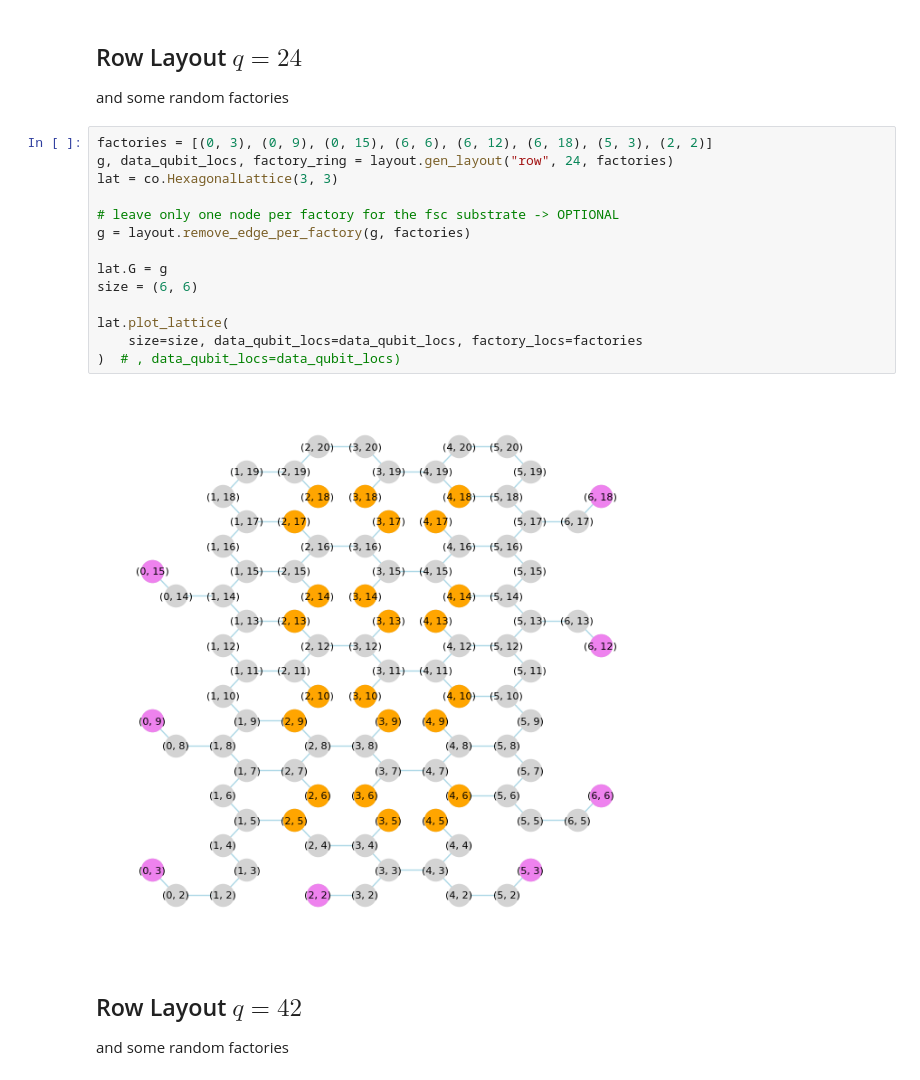
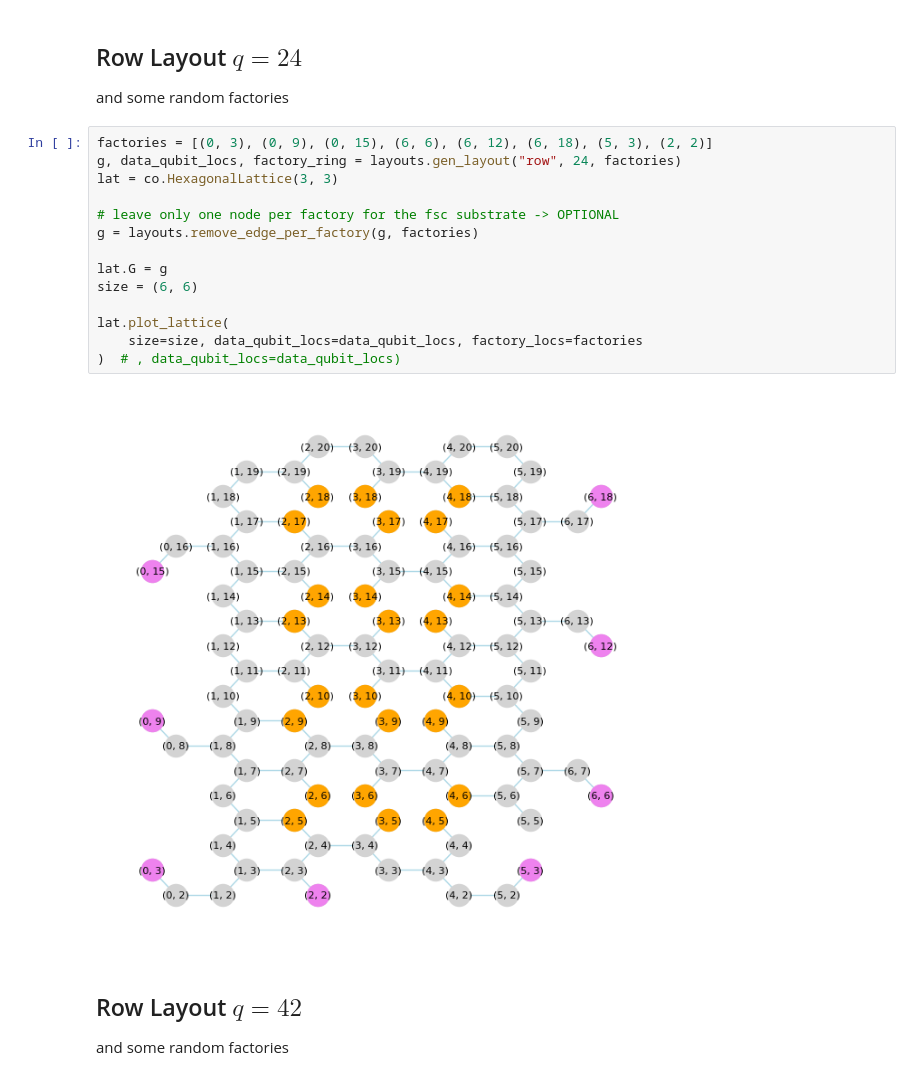
Before and after one commit to munich-quantum-toolkit/qecc, a Jupyter notebook: scripts/co3/construct_layouts.ipynb, the cells around one changed output. Cells and saved outputs as stored; diff of their text form.

```diff
--- a/scripts/co3/construct_layouts.ipynb
+++ b/scripts/co3/construct_layouts.ipynb
@@ -79,20 +79,20 @@ lat.plot_lattice(
 and some random factories
 # %%
 factories = [(0, 3), (0, 9), (0, 15), (6, 6), (6, 12), (6, 18), (5, 3), (2, 2)]
-g, data_qubit_locs, factory_ring = layout.gen_layout("row", 24, factories)
+g, data_qubit_locs, factory_ring = layouts.gen_layout("row", 24, factories)
 lat = co.HexagonalLattice(3, 3)
 
 # leave only one node per factory for the fsc substrate -> OPTIONAL
-g = layout.remove_edge_per_factory(g, factories)
+g = layouts.remove_edge_per_factory(g, factories)
 
 lat.G = g
 size = (6, 6)
 
 lat.plot_lattice(
     size=size, data_qubit_locs=data_qubit_locs, factory_locs=factories
 )  # , data_qubit_locs=data_qubit_locs)
 # %% [output]
-[figure, old version]
+[figure, new version]
 # %% [markdown]
 ##  Row Layout $q=42$
 
```
Also changed, not shown: parts of 14 cells of this notebook.
